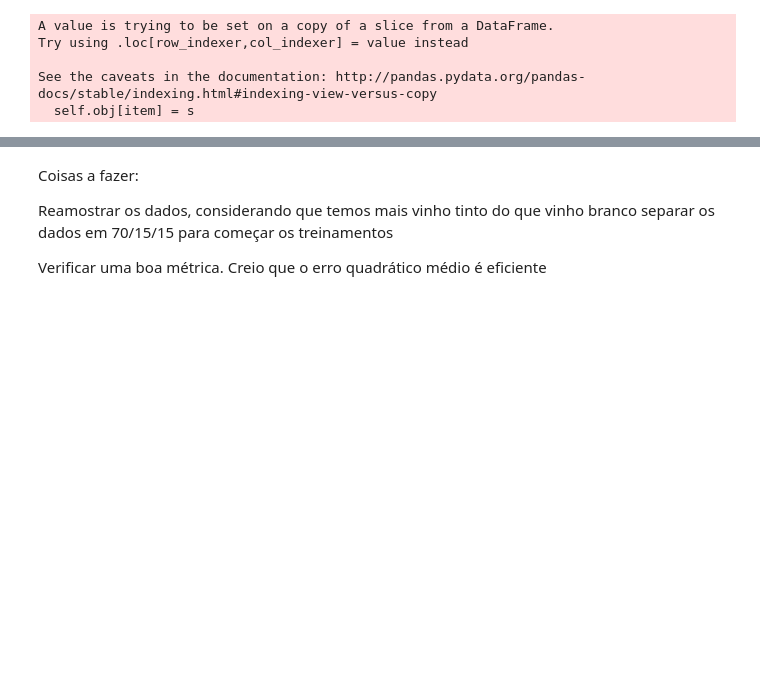
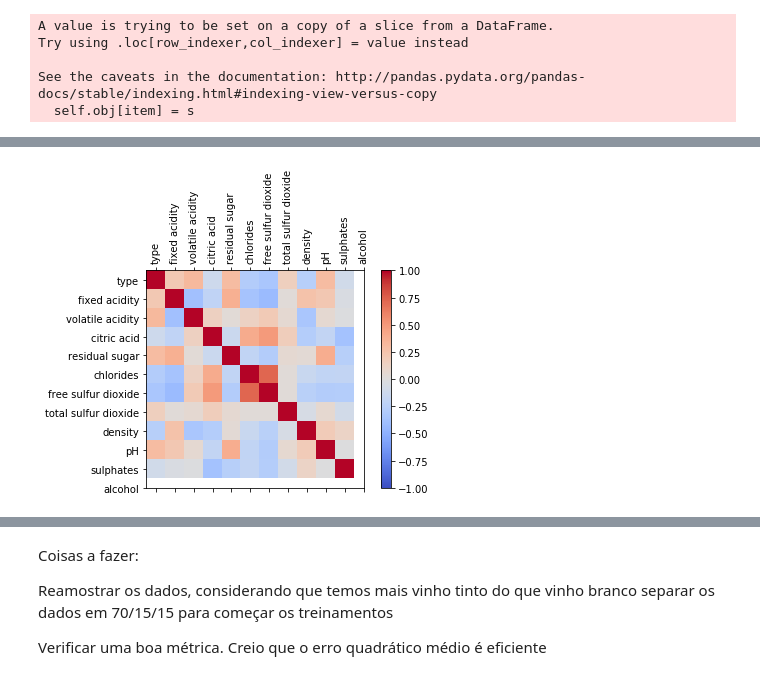
Before and after one commit to danielmbicalho/greenwinequality, a Jupyter notebook: Wine Quality.ipynb, the cells around one changed output, grey strips where cells are left out. Cells and saved outputs as stored; diff of their text form; code cells hidden in the pictures; blank space fills up the shorter version.

```diff
--- a/Wine Quality.ipynb
+++ b/Wine Quality.ipynb
@@ -147,0 +150,2 @@ wines_clean['type'].value_counts()
+# %%
+wines_dum = pd.get_dummies(wines_clean, prefix_sep='_')
@@ -156,14 +192,16 @@ wines.drop(['type', 'alcohol'], axis=1)
 # %%
-wines_corr = wines_clean.corr()
+wines_corr = wines_processed.corr()
 fig = plt.figure()
 ax = fig.add_subplot(111)
-cax = ax.matshow(corr,cmap='coolwarm', vmin=-1, vmax=1)
+cax = ax.matshow(wines_corr,cmap='coolwarm', vmin=-1, vmax=1)
 fig.colorbar(cax)
-ticks = np.arange(0,len(wines_clean.columns),1)
+ticks = np.arange(0,len(wines_processed.columns),1)
 ax.set_xticks(ticks)
 plt.xticks(rotation=90)
 ax.set_yticks(ticks)
-ax.set_xticklabels(wines_clean.columns)
-ax.set_yticklabels(wines_clean.columns)
+ax.set_xticklabels(wines_processed.columns)
+ax.set_yticklabels(wines_processed.columns)
 plt.show()
+# %% [output]
+[figure, added]
 # %%
```
Also changed, not shown: parts of 22 cells of this notebook.
